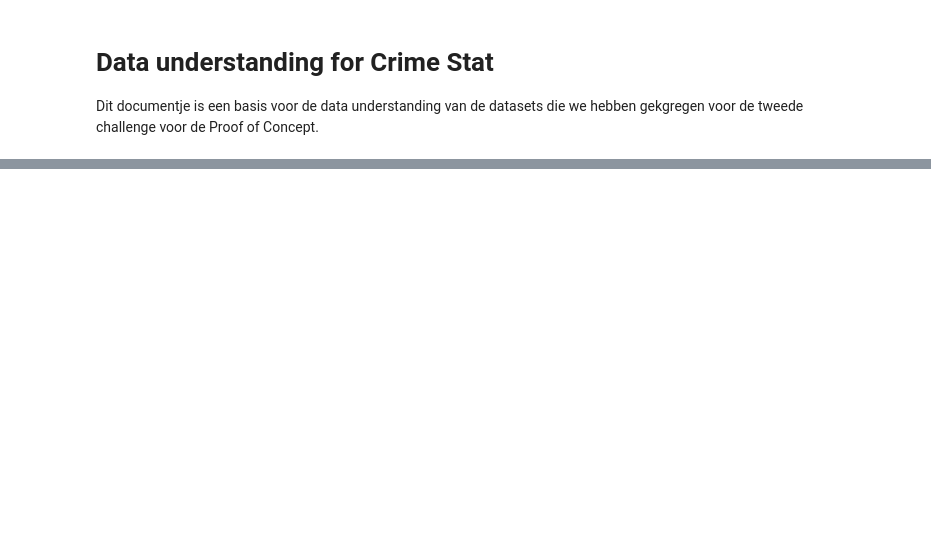
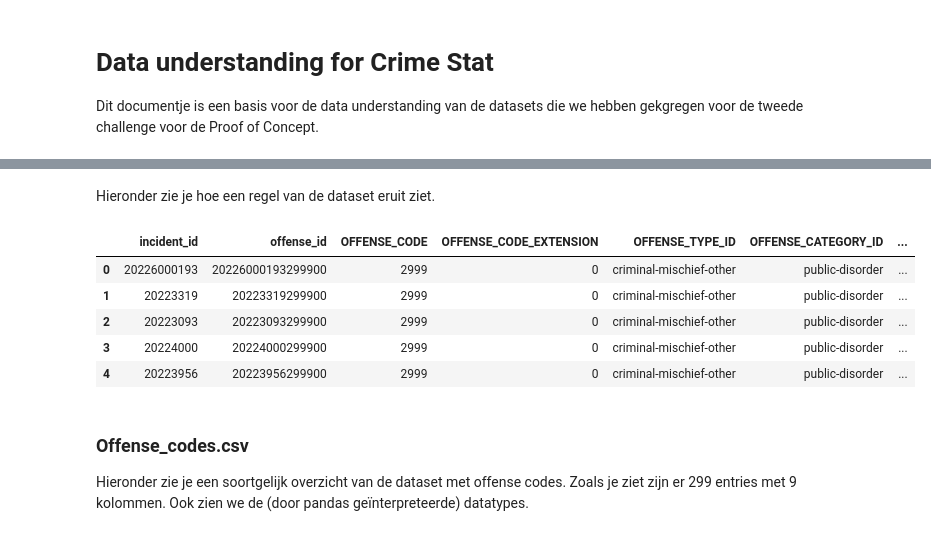
Before and after one commit to KolmschateS/poc-crime, a Jupyter notebook: basic_data_understanding.ipynb, the cells around one changed output, grey strips where cells are left out. Saved outputs shown, nothing was run; the diff lists cells and outputs as text; code cells hidden in the pictures; blank space fills up the shorter version.

```diff
--- a/basic_data_understanding.ipynb
+++ b/basic_data_understanding.ipynb
@@ -41,0 +97,14 @@ None
+# %% [markdown]
+Hieronder zie je hoe een regel van de dataset eruit ziet.
+# %%
+crime_df.head()
+# %% [output]
+|  | incident_id | offense_id | OFFENSE_CODE | OFFENSE_CODE_EXTENSION | OFFENSE_TYPE_ID | OFFENSE_CATEGORY_ID | ... |
+| 0 | 20226000193 | 20226000193299900 | 2999 | 0 | criminal-mischief-other | public-disorder | ... |
+| 1 | 20223319 | 20223319299900 | 2999 | 0 | criminal-mischief-other | public-disorder | ... |
+| 2 | 20223093 | 20223093299900 | 2999 | 0 | criminal-mischief-other | public-disorder | ... |
+| 3 | 20224000 | 20224000299900 | 2999 | 0 | criminal-mischief-other | public-disorder | ... |
+| 4 | 20223956 | 20223956299900 | 2999 | 0 | criminal-mischief-other | public-disorder | ... |
+# %% [markdown]
+### Offense_codes.csv
+Hieronder zie je een soortgelijk overzicht van de dataset met offense codes. Zoals je ziet zijn er 299 entries met 9 kolommen. Ook zien we de (door pandas geïnterpreteerde) datatypes.
```
Also changed, not shown: parts of 20 cells of this notebook.
